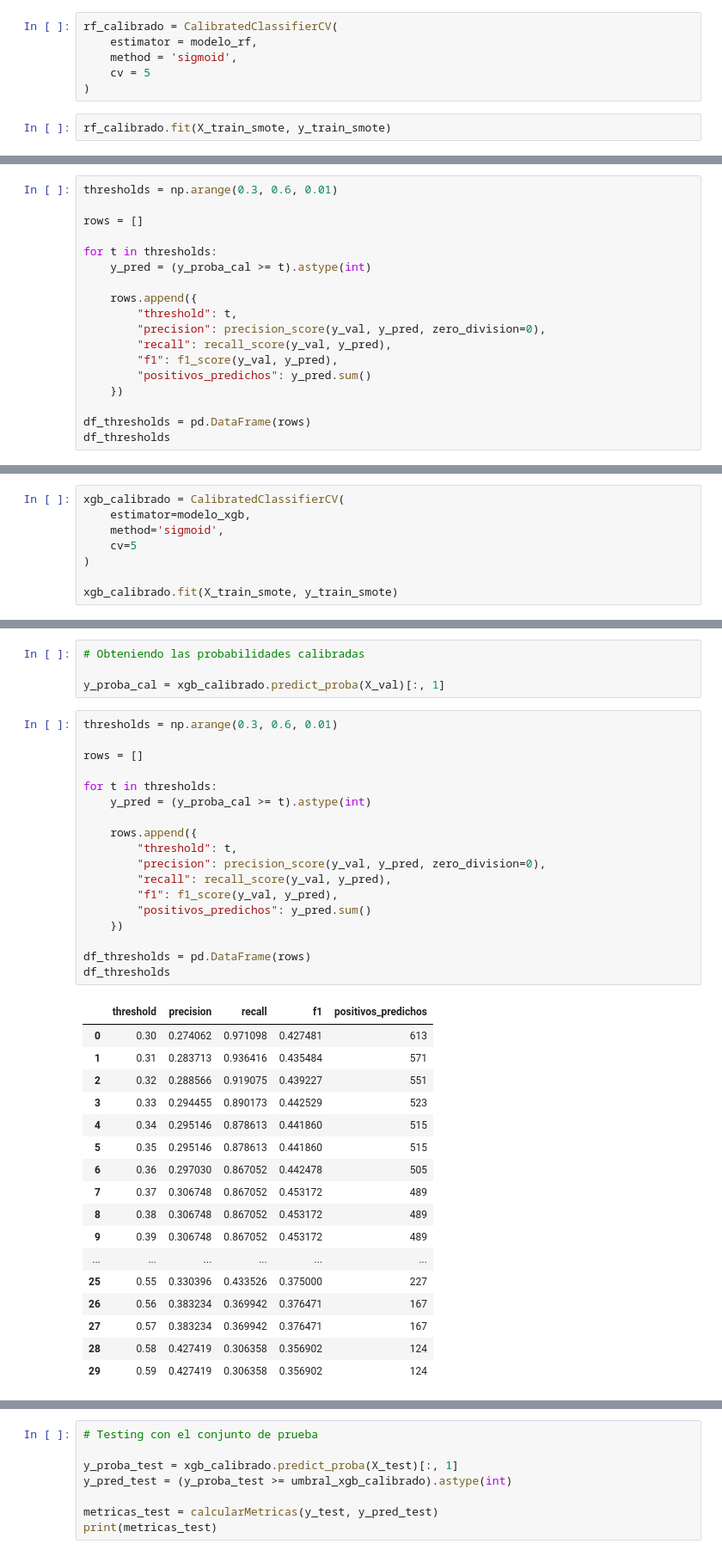
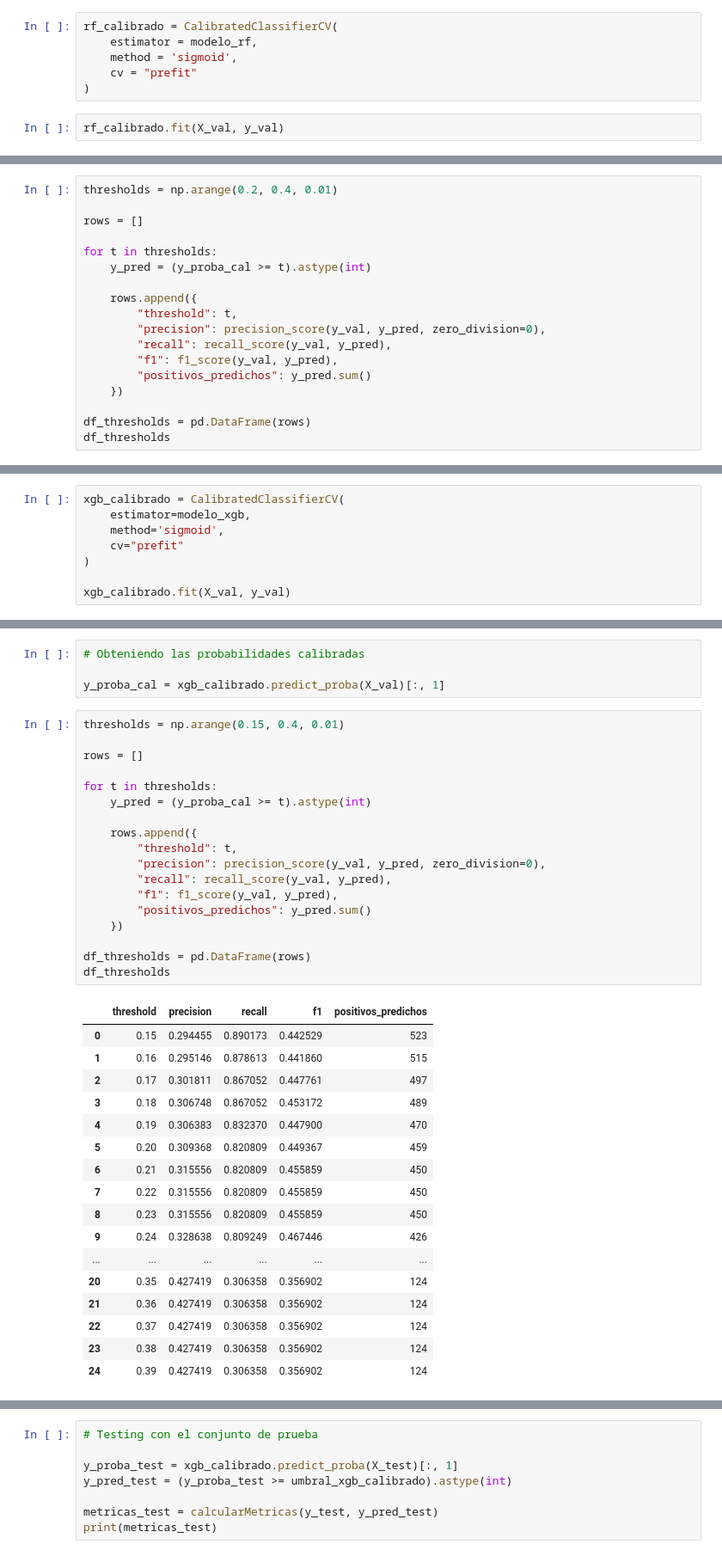
Before and after one commit to GuilleLondero/churn_insight_hackathon, a Jupyter notebook: data_science/notebooks/optimizacion_modelos.ipynb, the cells around one changed output, grey strips where cells are left out. Shown at 86% size. Drawn from its saved outputs; the diff is of its cells as text.

```diff
--- a/data_science/notebooks/optimizacion_modelos.ipynb
+++ b/data_science/notebooks/optimizacion_modelos.ipynb
@@ -1292,8 +1292,8 @@ print(calcularMetricas(y_val, y_pred))
 rf_calibrado = CalibratedClassifierCV(
     estimator = modelo_rf,
     method = 'sigmoid',
-    cv = 5
+    cv = "prefit"
 )
 # %%
-rf_calibrado.fit(X_train_smote, y_train_smote)
+rf_calibrado.fit(X_val, y_val)
 # %% [output]
@@ -1306,7 +1306,7 @@ CalibratedClassifierCV(cv=5,
 # %%
 y_proba_cal = rf_calibrado.predict_proba(X_val)[:, 1]
 # %%
-thresholds = np.arange(0.3, 0.6, 0.01)
+thresholds = np.arange(0.2, 0.4, 0.01)
 
 rows = []
 
@@ -1706,8 +1706,8 @@ print(metricas_val)
 xgb_calibrado = CalibratedClassifierCV(
     estimator=modelo_xgb,
     method='sigmoid',
-    cv=5
+    cv="prefit"
 )
 
-xgb_calibrado.fit(X_train_smote, y_train_smote)
+xgb_calibrado.fit(X_val, y_val)
 # %% [output]
@@ -1733,39 +1733,39 @@ CalibratedClassifierCV(cv=5,
 
 y_proba_cal = xgb_calibrado.predict_proba(X_val)[:, 1]
 # %%
-thresholds = np.arange(0.3, 0.6, 0.01)
+thresholds = np.arange(0.15, 0.4, 0.01)
 
 rows = []
 
 for t in thresholds:
     y_pred = (y_proba_cal >= t).astype(int)
 
     rows.append({
         "threshold": t,
         "precision": precision_score(y_val, y_pred, zero_division=0),
         "recall": recall_score(y_val, y_pred),
         "f1": f1_score(y_val, y_pred),
         "positivos_predichos": y_pred.sum()
     })
 
 df_thresholds = pd.DataFrame(rows)
 df_thresholds
 # %% [output]
 |  | threshold | precision | recall | f1 | positivos_predichos |
-| 0 | 0.30 | 0.274062 | 0.971098 | 0.427481 | 613 |
-| 1 | 0.31 | 0.283713 | 0.936416 | 0.435484 | 571 |
-| 2 | 0.32 | 0.288566 | 0.919075 | 0.439227 | 551 |
-| 3 | 0.33 | 0.294455 | 0.890173 | 0.442529 | 523 |
-| 4 | 0.34 | 0.295146 | 0.878613 | 0.441860 | 515 |
-| 5 | 0.35 | 0.295146 | 0.878613 | 0.441860 | 515 |
-| 6 | 0.36 | 0.297030 | 0.867052 | 0.442478 | 505 |
-| 7 | 0.37 | 0.306748 | 0.867052 | 0.453172 | 489 |
-| 8 | 0.38 | 0.306748 | 0.867052 | 0.453172 | 489 |
-| 9 | 0.39 | 0.306748 | 0.867052 | 0.453172 | 489 |
+| 0 | 0.15 | 0.294455 | 0.890173 | 0.442529 | 523 |
+| 1 | 0.16 | 0.295146 | 0.878613 | 0.441860 | 515 |
+| 2 | 0.17 | 0.301811 | 0.867052 | 0.447761 | 497 |
+| 3 | 0.18 | 0.306748 | 0.867052 | 0.453172 | 489 |
+| 4 | 0.19 | 0.306383 | 0.832370 | 0.447900 | 470 |
+| 5 | 0.20 | 0.309368 | 0.820809 | 0.449367 | 459 |
+| 6 | 0.21 | 0.315556 | 0.820809 | 0.455859 | 450 |
+| 7 | 0.22 | 0.315556 | 0.820809 | 0.455859 | 450 |
+| 8 | 0.23 | 0.315556 | 0.820809 | 0.455859 | 450 |
+| 9 | 0.24 | 0.328638 | 0.809249 | 0.467446 | 426 |
 | ... | ... | ... | ... | ... | ... |
-| 25 | 0.55 | 0.330396 | 0.433526 | 0.375000 | 227 |
-| 26 | 0.56 | 0.383234 | 0.369942 | 0.376471 | 167 |
-| 27 | 0.57 | 0.383234 | 0.369942 | 0.376471 | 167 |
-| 28 | 0.58 | 0.427419 | 0.306358 | 0.356902 | 124 |
-| 29 | 0.59 | 0.427419 | 0.306358 | 0.356902 | 124 |
+| 20 | 0.35 | 0.427419 | 0.306358 | 0.356902 | 124 |
+| 21 | 0.36 | 0.427419 | 0.306358 | 0.356902 | 124 |
+| 22 | 0.37 | 0.427419 | 0.306358 | 0.356902 | 124 |
+| 23 | 0.38 | 0.427419 | 0.306358 | 0.356902 | 124 |
+| 24 | 0.39 | 0.427419 | 0.306358 | 0.356902 | 124 |
 # %% [markdown]
```
Also changed, not shown: parts of 35 cells of this notebook.
